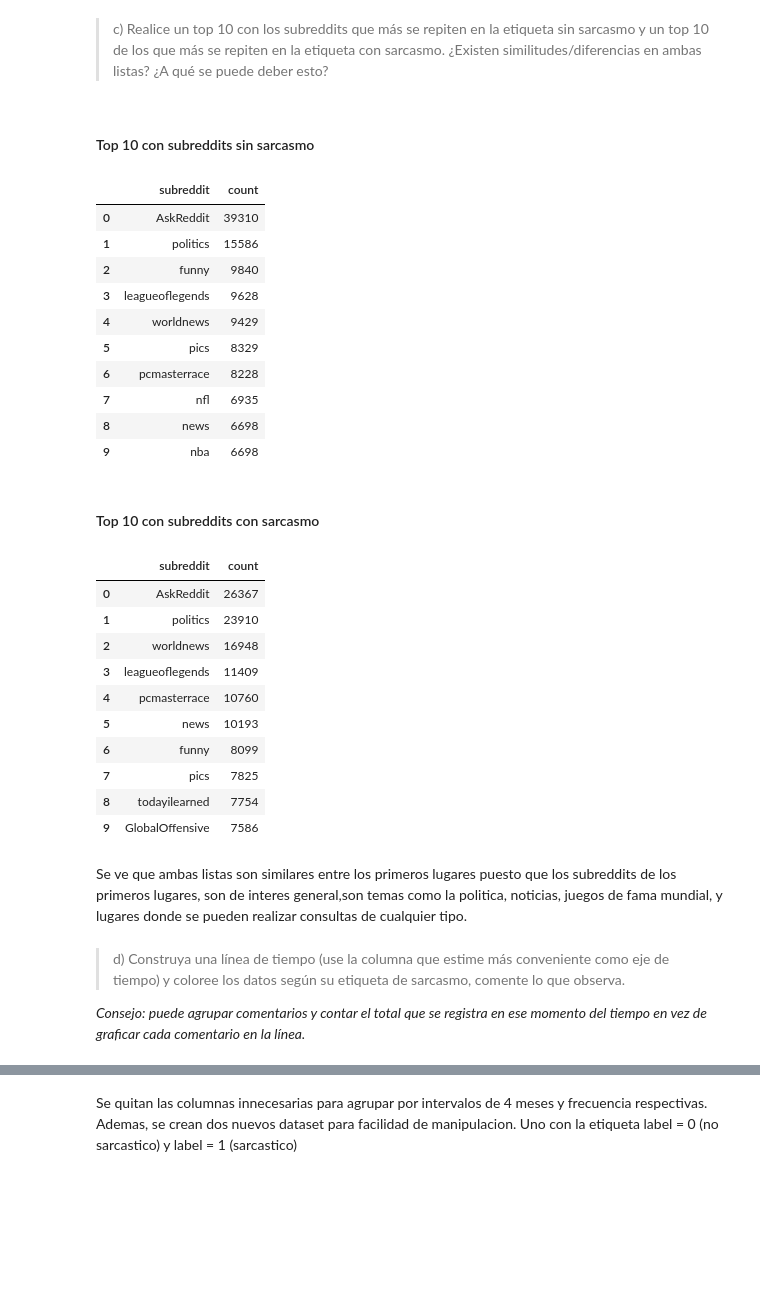
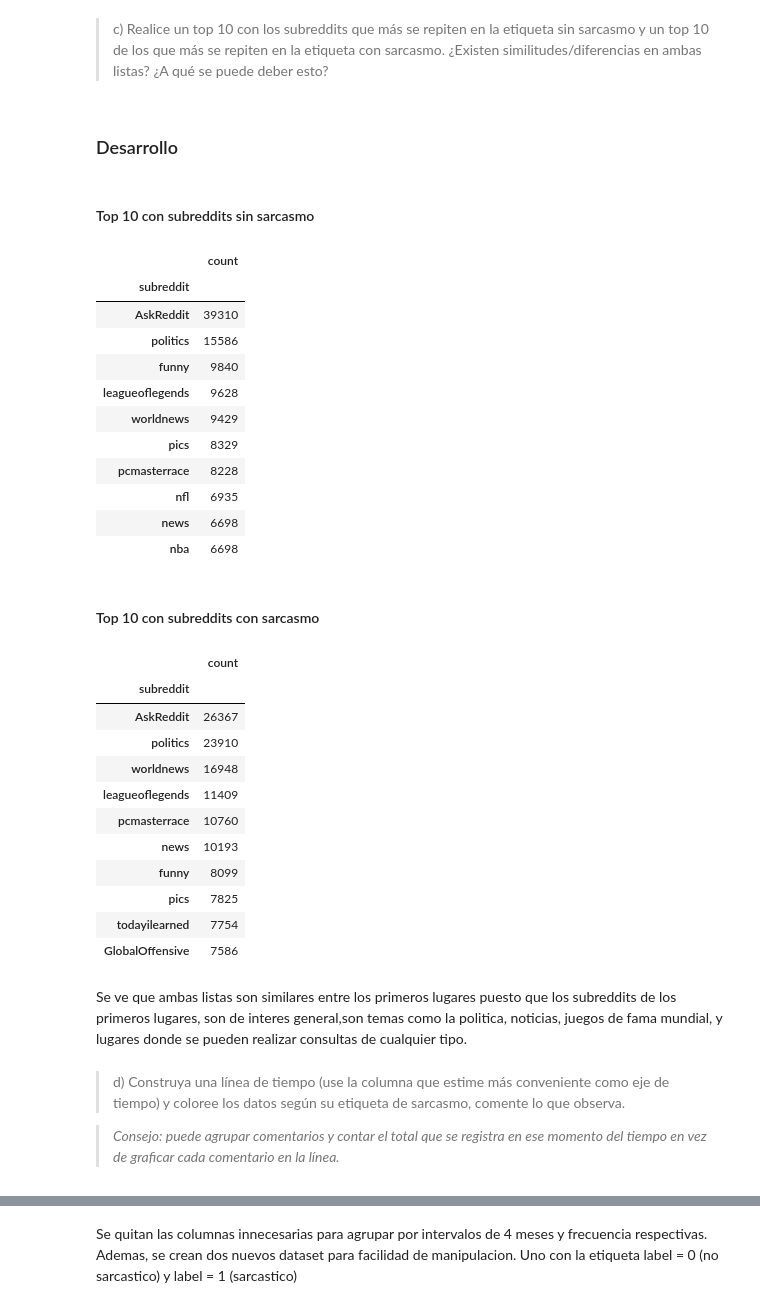
Before and after one commit to DankerMarthox/ESTACA, a Jupyter notebook: Laboratorio1/Laboratorio 1.ipynb, the cells around one changed output, grey strips where cells are left out. Drawn from its saved outputs; the diff is of its cells as text; code cells hidden in the pictures; blank space fills up the shorter version.

```diff
--- a/Laboratorio1/Laboratorio 1.ipynb
+++ b/Laboratorio1/Laboratorio 1.ipynb
@@ -46,6 +50,8 @@ Usando los datos del inciso c, se puede ver que en varios subreddits predominan
 En el caso de los comentarios sarcasticos, se pueden ver los siguientes subreddits: politics, worldnews, pcmasterrace, etc.
 # %% [markdown]
 >c) Realice un top 10 con los subreddits que más se repiten en la etiqueta sin sarcasmo y un top 10 de los que más se repiten en la etiqueta con sarcasmo. ¿Existen similitudes/diferencias en ambas listas? ¿A qué se puede deber esto?
+# %% [markdown]
+### Desarrollo
 # %%
 #agrupacion de los datos por subreddit y label
 #se cuentan las repeticiones
@@ -58,39 +64,41 @@ One = pd.DataFrame(most_repeated[1].reset_index(name = "count"))     # con sarca
 #### Top 10 con subreddits sin sarcasmo
 # %%
 #top 10 con subreddits sin sarcasmo
-Zer.head(10)
+Zer.head(10).set_index("subreddit")
 # %% [output]
-|  | subreddit | count |
-| 0 | AskReddit | 39310 |
-| 1 | politics | 15586 |
-| 2 | funny | 9840 |
-| 3 | leagueoflegends | 9628 |
-| 4 | worldnews | 9429 |
-| 5 | pics | 8329 |
-| 6 | pcmasterrace | 8228 |
-| 7 | nfl | 6935 |
-| 8 | news | 6698 |
-| 9 | nba | 6698 |
+|  | count |
+| subreddit |  |
+| AskReddit | 39310 |
+| politics | 15586 |
+| funny | 9840 |
+| leagueoflegends | 9628 |
+| worldnews | 9429 |
+| pics | 8329 |
+| pcmasterrace | 8228 |
+| nfl | 6935 |
+| news | 6698 |
+| nba | 6698 |
 # %% [markdown]
 #### Top 10 con subreddits con sarcasmo
 # %%
 #top 10 con subreddits con sarcasmo
-One.head(10)
+One.head(10).set_index("subreddit")
 # %% [output]
-|  | subreddit | count |
-| 0 | AskReddit | 26367 |
-| 1 | politics | 23910 |
-| 2 | worldnews | 16948 |
-| 3 | leagueoflegends | 11409 |
-| 4 | pcmasterrace | 10760 |
-| 5 | news | 10193 |
-| 6 | funny | 8099 |
-| 7 | pics | 7825 |
-| 8 | todayilearned | 7754 |
-| 9 | GlobalOffensive | 7586 |
+|  | count |
+| subreddit |  |
+| AskReddit | 26367 |
+| politics | 23910 |
+| worldnews | 16948 |
+| leagueoflegends | 11409 |
+| pcmasterrace | 10760 |
+| news | 10193 |
+| funny | 8099 |
+| pics | 7825 |
+| todayilearned | 7754 |
+| GlobalOffensive | 7586 |
 # %% [markdown]
 Se ve que ambas listas son similares entre los primeros lugares puesto que los subreddits de los primeros lugares, son de interes general,son temas como la politica, noticias, juegos de fama mundial, y lugares donde se pueden realizar consultas de cualquier tipo.
 # %% [markdown]
 >d) Construya una línea de tiempo (use la columna que estime más conveniente como eje de tiempo) y coloree los datos según su etiqueta de sarcasmo, comente lo que observa.
 
-*Consejo: puede agrupar comentarios y contar el total que se registra en ese momento del tiempo en vez de graficar cada comentario en la línea.*
+>*Consejo: puede agrupar comentarios y contar el total que se registra en ese momento del tiempo en vez de graficar cada comentario en la línea.*
```
Also changed, not shown: parts of 34 cells of this notebook.
